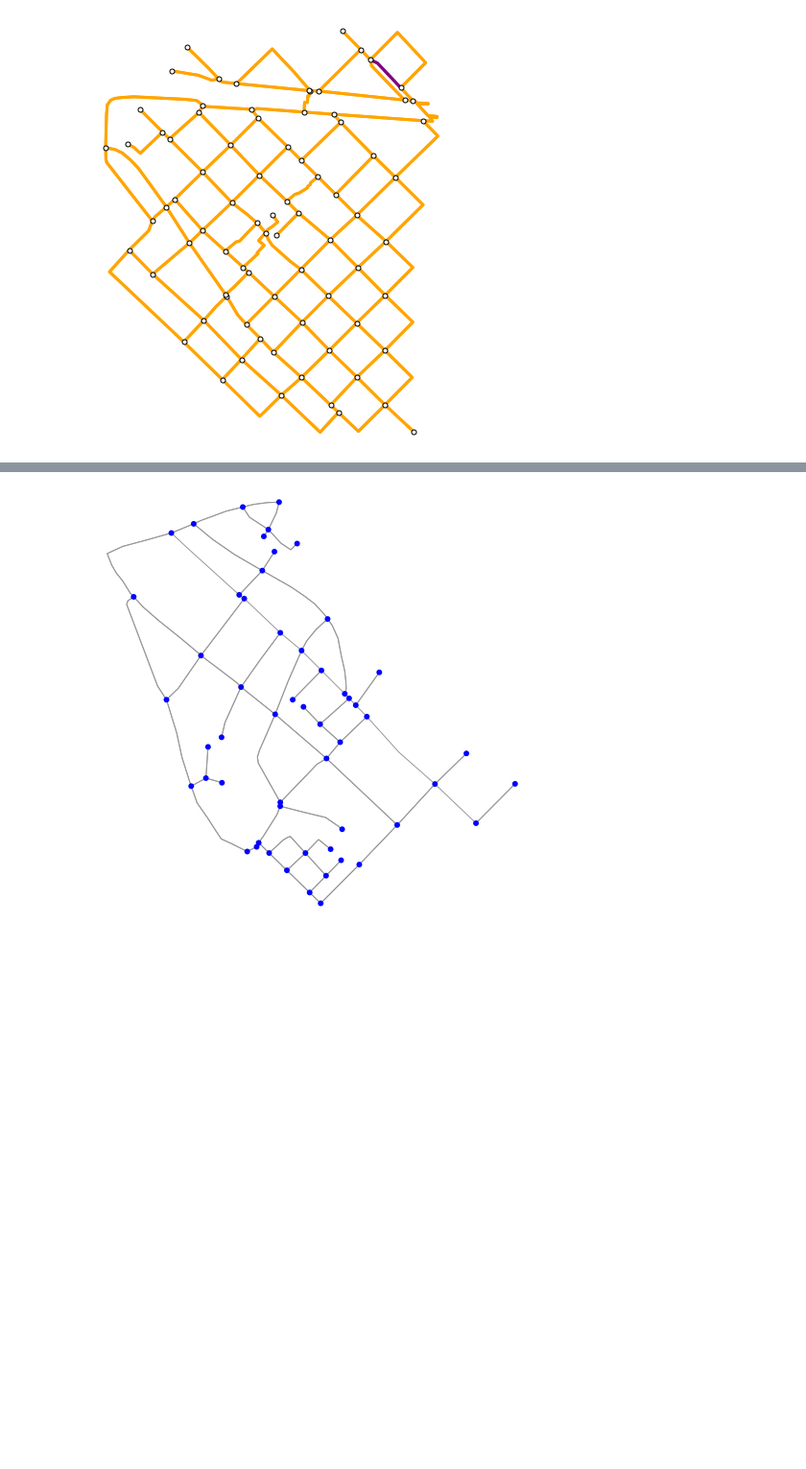
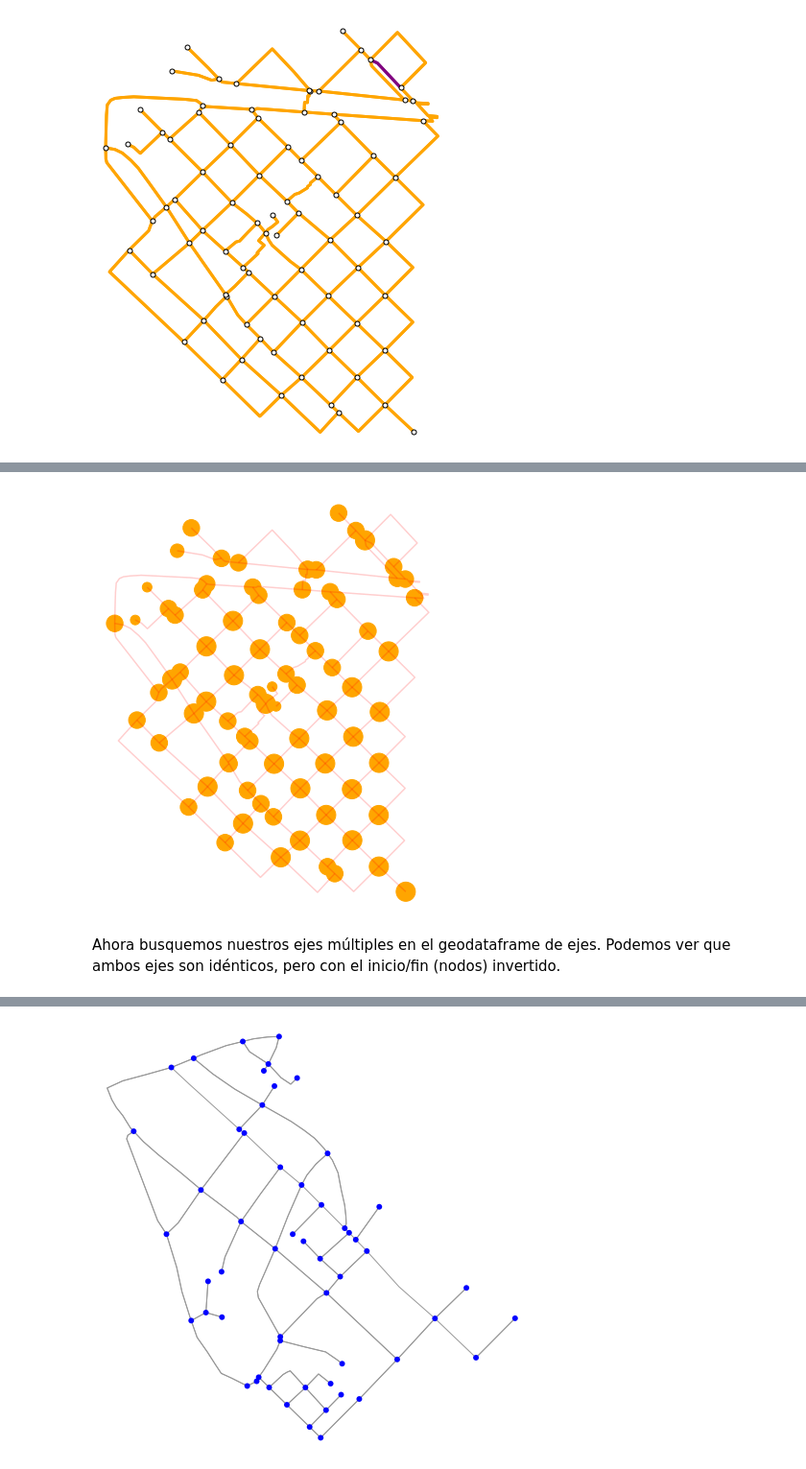
Before and after one commit to PyMap/AUPY, a Jupyter notebook: Clase 4/04_04_OSMNx.ipynb, the cells around one changed output, grey strips where cells are left out. Shown at 96% size. Cells and saved outputs as stored; diff of their text form; code cells hidden in the pictures; blank space fills up the shorter version.

```diff
--- a/Clase 4/04_04_OSMNx.ipynb
+++ b/Clase 4/04_04_OSMNx.ipynb
@@ -235,0 +203,10 @@ gdf_edges.iloc[88:90].iloc[1:2].plot();
+# %%
+f, ax = plt.subplots(figsize=(12,8))
+gdf_edges.plot(ax=ax, color='red', linewidth=1.5, alpha=0.1)
+gdf_nodes.plot(ax=ax, color='orange', markersize=gdf_nodes.street_count * 100) # graduamos el nodo!
+
+ax.set_axis_off();
+# %% [output]
+[figure, added]
+# %% [markdown]
+Ahora busquemos nuestros ejes múltiples en el geodataframe de ejes. Podemos ver que ambos ejes son idénticos, pero con el inicio/fin (nodos) invertido.
```
Also changed, not shown: parts of 54 cells of this notebook.
